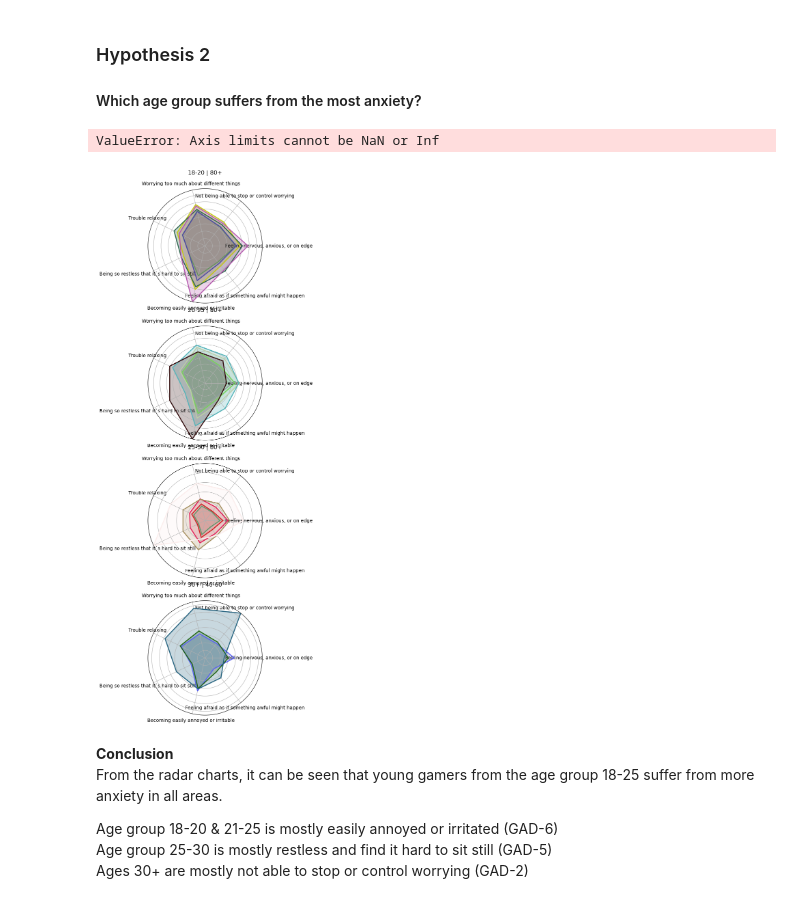
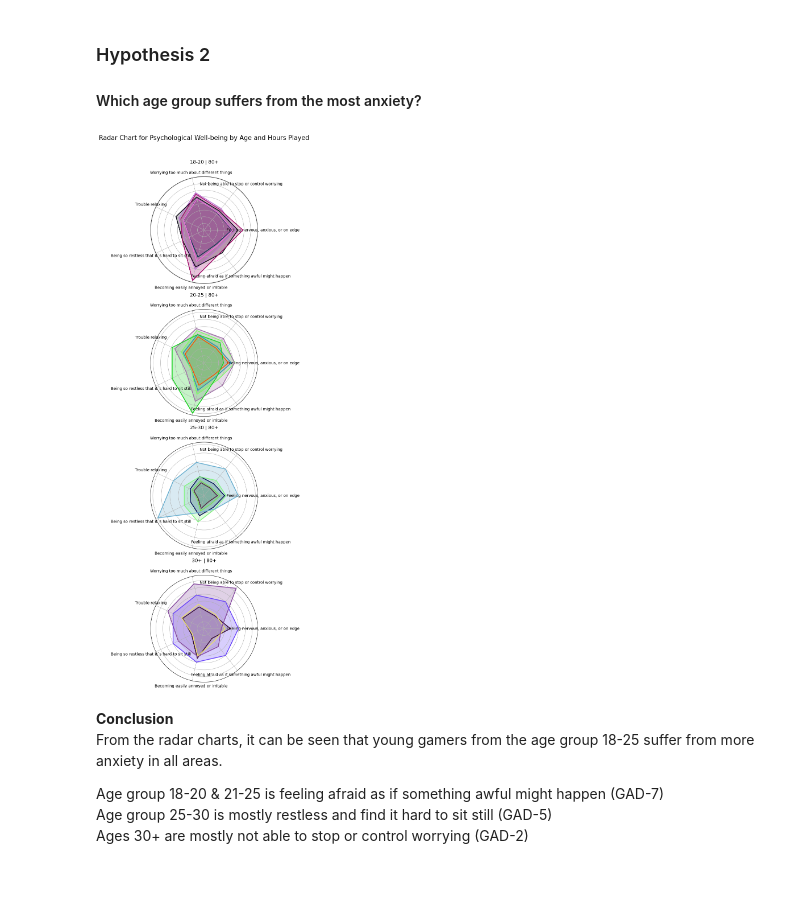
Before and after one commit to sakshamlakhera/CSE587, a Jupyter notebook: notebook/Apurva_Umredkar_50592382.ipynb, the cells around one changed output. Saved outputs shown, nothing was run; the diff lists cells and outputs as text; code cells hidden in the pictures.

Commit message:
more data cleaning, re-plot radar chart (new observation in EDA, updated)

```diff
--- a/notebook/Apurva_Umredkar_50592382.ipynb
+++ b/notebook/Apurva_Umredkar_50592382.ipynb
@@ -31,14 +48,8 @@ gaming_dat.shape, gaming_dat.columns
 # %%
-# data cleaning: S. No. and timestamp are irrelevant, dropping these columns
-gaming_dat = gaming_dat.drop(columns = ["S. No.", "Timestamp"], axis = 1)
+# !!! CODE INSERTED DURING PHASE 2 !!!
+# Some more data cleaning is required. Previously I had simply replaced NaN values in the dataset with 0 for an initial EDA
+# This approach will not be helpful when we want to apply ML models, so let's update that
 
-# data cleaning 2: replace NaN values to 0
-#gaming_dat = gaming_dat.fillna(0)
-
-## !!! CODE INSERTED DURING PHASE 2 !!!
-## Some more data cleaning is required. Previously I had simply replaced NaN values in the dataset with 0 for an initial EDA
-## This approach will not be helpful when we want to apply ML models, so let's update that
-
-
-gaming_dat.head()
+# First let's check exactly where we have missing values
+gaming_dat.isnull().sum()
 # %% [output]
@@ -51,0 +73,21 @@ gaming_dat.head()
+# %%
+# (From Kaggle data card) Our 3 categories of interest are GAD, SWL & SPIN. Out of which SPIN columns have a lot of null values
+num_col = ['SPIN1', 'SPIN2', 'SPIN3', 'SPIN4', 'SPIN5', 'SPIN6',
+                  'SPIN7', 'SPIN8', 'SPIN9', 'SPIN10', 'SPIN11', 'SPIN12',
+                  'SPIN13', 'SPIN14', 'SPIN15', 'SPIN16', 'SPIN17', 'Hours',
+                  'streams','Narcissism','SPIN_T']
+
+# replacing null values in above columns with the average numerical value
+from sklearn.impute import SimpleImputer
+numerical_imputer = SimpleImputer(missing_values=np.nan , strategy = 'mean')
+
+for i in num_col:
+  gaming_dat[num_col] = numerical_imputer.fit_transform(gaming_dat[num_col])
+# %%
+# there are some other non-numerical columns with null values
+# we will replace nulls with maximum occuring value (mode)
+categorical_imputer = SimpleImputer(missing_values=np.nan , strategy = 'most_frequent')
+categ_cols = ['GADE','League','Work','Degree','Reference','accept','Residence_ISO3','Birthplace_ISO3']
+
+for i in categ_cols:
+  gaming_dat[categ_cols] = categorical_imputer.fit_transform(gaming_dat[categ_cols])
@@ -182,42 +245,38 @@ def radar_chart(ax, values, labels, color='blue', fill=True):
     ax.set_xticklabels(labels)
 
     # Hide radial ticks
     ax.set_yticklabels([])
 
-    # Set the range for the radial axis
-    ax.set_ylim(0, max(values))
-
 # Create subplots for each age zone
 fig, axes = plt.subplots(len(age_labels), 1, figsize=(10, 20),
                          subplot_kw=dict(projection='polar'))
 if len(age_labels) == 1:
     axes = [axes]  # Ensure axes is a list even for one subplot
 
 # Iterate over each age zone and add radar plots
 for idx, age_zone in enumerate(age_labels):
     age_data = radar_data[radar_data['AgeBin'] == age_zone]
 
     for _, row in age_data.iterrows():
         radar_chart(
             axes[idx],
             row[statement_columns].values,
             statement_labels,
             color=np.random.rand(3,)
         )
         axes[idx].set_title(f"{row['AgeBin']} | {row['HoursBin']}", size=12, color='black', y=1.1)
 
 # Set a title for the entire figure
 plt.suptitle("Radar Chart for Psychological Well-being by Age and Hours Played", size=16)
 
 plt.tight_layout(rect=[0, 0, 1, 0.96])  # Adjust the layout to accommodate the title
 plt.show()
 # %% [output]
-ValueError: Axis limits cannot be NaN or Inf
-[figure, old version]
+[figure, new version]
 # %% [markdown]
 **Conclusion** \
 From the radar charts, it can be seen that young gamers from the age group 18-25 suffer from more anxiety in all areas.
 
-Age group 18-20 & 21-25 is mostly easily annoyed or irritated (GAD-6) \
+Age group 18-20 & 21-25 is feeling afraid as if something awful might happen (GAD-7) \
 Age group 25-30 is mostly restless and find it hard to sit still (GAD-5) \
 Ages 30+ are mostly not able to stop or control worrying (GAD-2)
```
Also changed, not shown: parts of 5 cells of this notebook.
